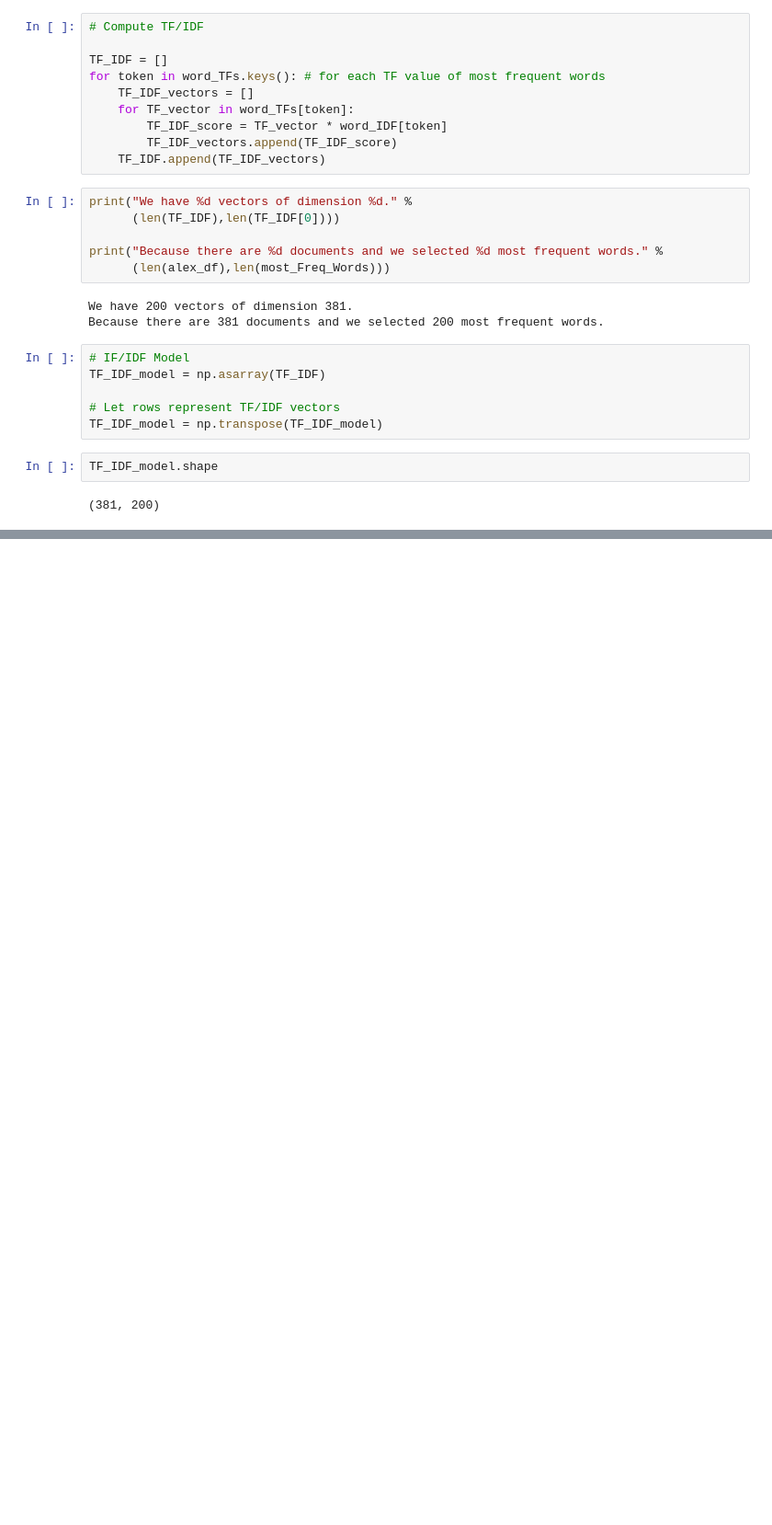
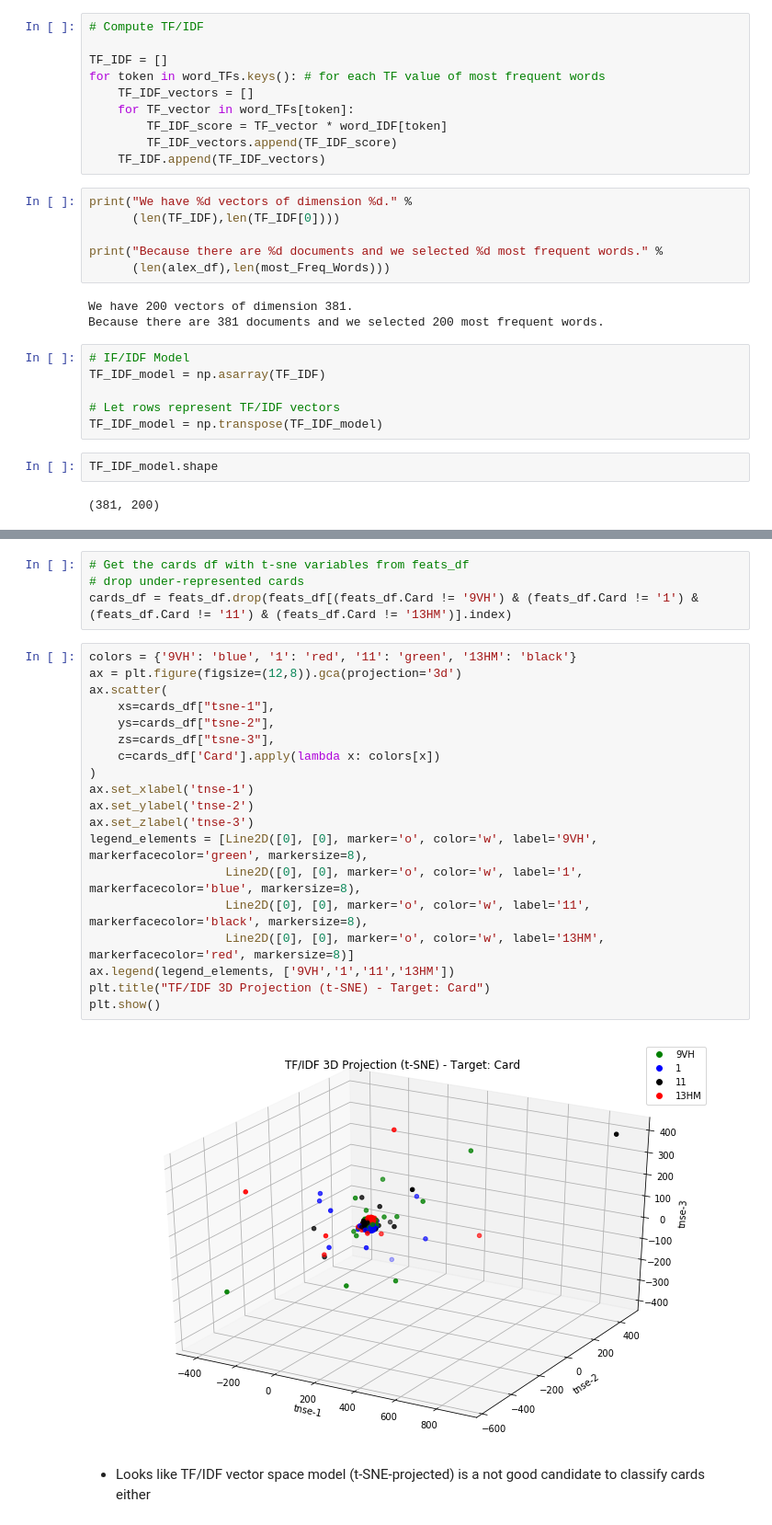
Before and after one commit to raul-arrabales/alexithymic-lang, a Jupyter notebook: nlp/3b_TF-IDF.ipynb, the cells around one changed output, grey strips where cells are left out. Shown at 92% size. Drawn from its saved outputs; the diff is of its cells as text; blank space fills up the shorter version.

```diff
--- a/nlp/3b_TF-IDF.ipynb
+++ b/nlp/3b_TF-IDF.ipynb
@@ -230,0 +421,27 @@ TFIDF_df.to_csv(TFIDF_df_path, sep=';', encoding='utf-8', index=False)
+# %%
+# Get the cards df with t-sne variables from feats_df
+# drop under-represented cards
+cards_df = feats_df.drop(feats_df[(feats_df.Card != '9VH') & (feats_df.Card != '1') & (feats_df.Card != '11') & (feats_df.Card != '13HM')].index)
+# %%
+colors = {'9VH': 'blue', '1': 'red', '11': 'green', '13HM': 'black'}
+ax = plt.figure(figsize=(12,8)).gca(projection='3d')
+ax.scatter(
+    xs=cards_df["tsne-1"],
+    ys=cards_df["tsne-2"],
+    zs=cards_df["tsne-3"],
+    c=cards_df['Card'].apply(lambda x: colors[x])
+)
+ax.set_xlabel('tnse-1')
+ax.set_ylabel('tnse-2')
+ax.set_zlabel('tnse-3')
+legend_elements = [Line2D([0], [0], marker='o', color='w', label='9VH', markerfacecolor='green', markersize=8),
+                   Line2D([0], [0], marker='o', color='w', label='1', markerfacecolor='blue', markersize=8),
+                   Line2D([0], [0], marker='o', color='w', label='11', markerfacecolor='black', markersize=8),
+                   Line2D([0], [0], marker='o', color='w', label='13HM', markerfacecolor='red', markersize=8)]
+ax.legend(legend_elements, ['9VH','1','11','13HM'])
+plt.title("TF/IDF 3D Projection (t-SNE) - Target: Card")
+plt.show()
+# %% [output]
+[figure, added]
+# %% [markdown]
+- Looks like TF/IDF vector space model (t-SNE-projected) is a not good candidate to classify cards either
```
Also changed, not shown: parts of 54 cells of this notebook.
